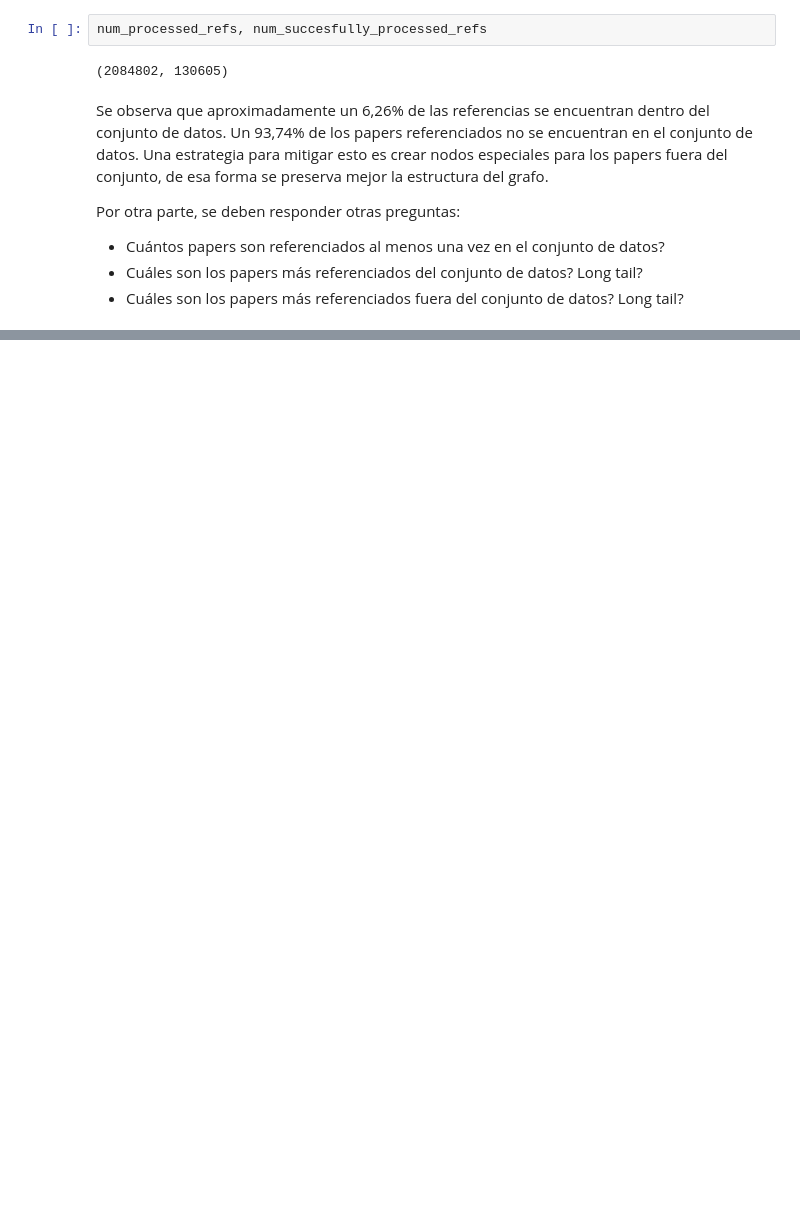
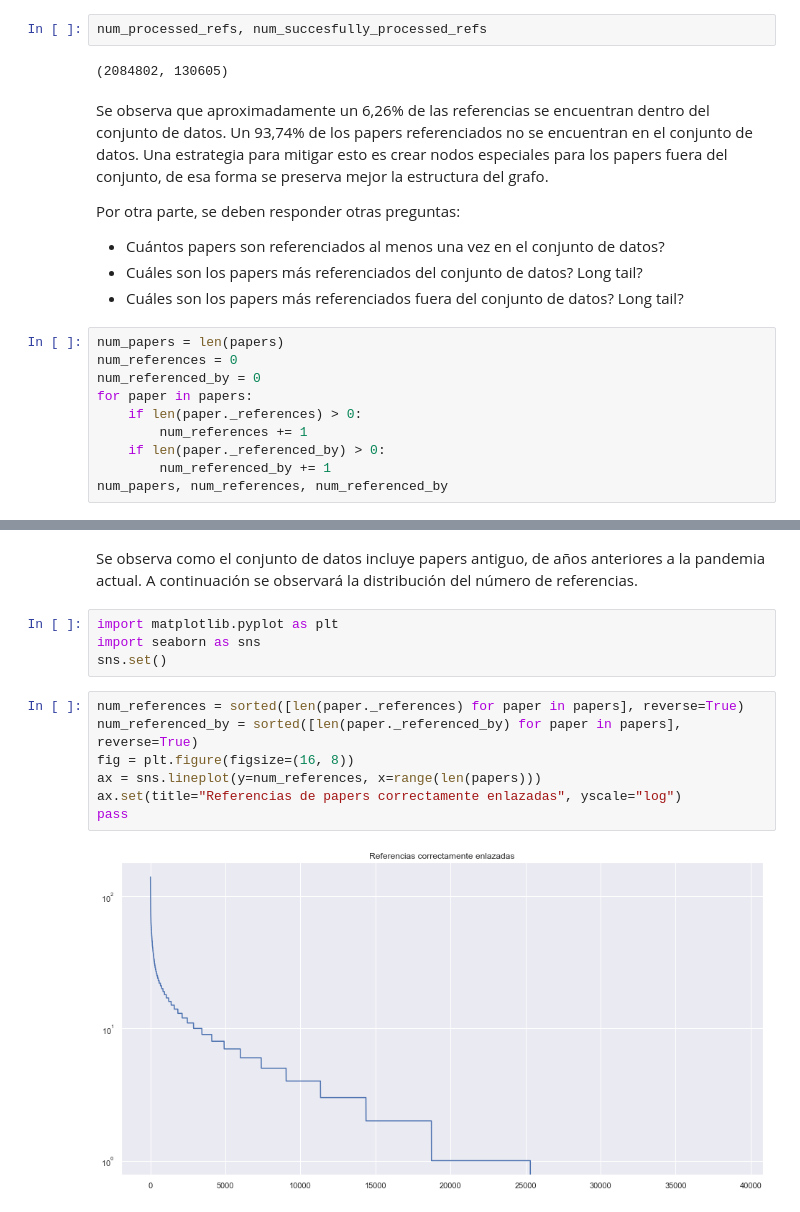
Before and after one commit to Inria-Chile/risotto, a Jupyter notebook: 01_references.ipynb, the cells around one changed output, grey strips where cells are left out. Cells and saved outputs as stored; diff of their text form; blank space fills up the shorter version.

Commit message:
Update references notebook

```diff
--- a/01_references.ipynb
+++ b/01_references.ipynb
@@ -327,3 +333,13 @@ Por otra parte, se deben responder otras preguntas:
 - Cuántos papers son referenciados al menos una vez en el conjunto de datos?
 - Cuáles son los papers más referenciados del conjunto de datos? Long tail?
 - Cuáles son los papers más referenciados fuera del conjunto de datos? Long tail?
+# %%
+num_papers = len(papers)
+num_references = 0
+num_referenced_by = 0
+for paper in papers:
+    if len(paper._references) > 0:
+        num_references += 1
+    if len(paper._referenced_by) > 0:
+        num_referenced_by += 1
+num_papers, num_references, num_referenced_by
@@ -329,0 +395,16 @@ Por otra parte, se deben responder otras preguntas:
+# %% [markdown]
+Se observa como el conjunto de datos incluye papers antiguo, de años anteriores a la pandemia actual.
+A continuación se observará la distribución del número de referencias.
+# %%
+import matplotlib.pyplot as plt
+import seaborn as sns
+sns.set()
+# %%
+num_references = sorted([len(paper._references) for paper in papers], reverse=True)
+num_referenced_by = sorted([len(paper._referenced_by) for paper in papers], reverse=True)
+fig = plt.figure(figsize=(16, 8))
+ax = sns.lineplot(y=num_references, x=range(len(papers)))
+ax.set(title="Referencias de papers correctamente enlazadas", yscale="log")
+pass
+# %% [output]
+[figure, added]
```
Also changed, not shown: parts of 10 cells of this notebook.
